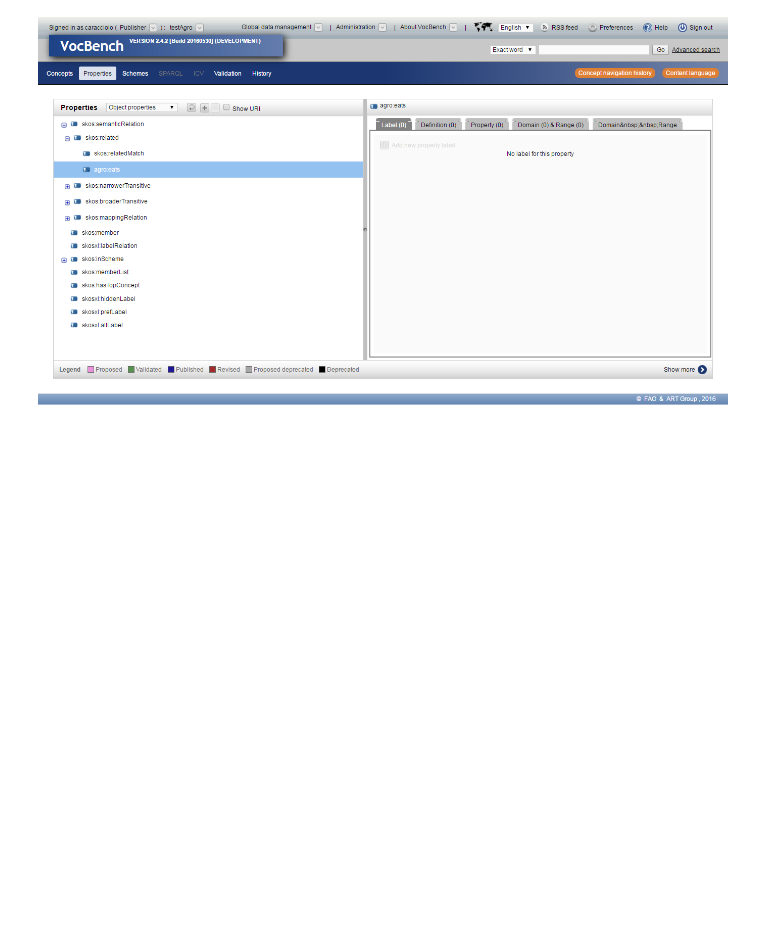
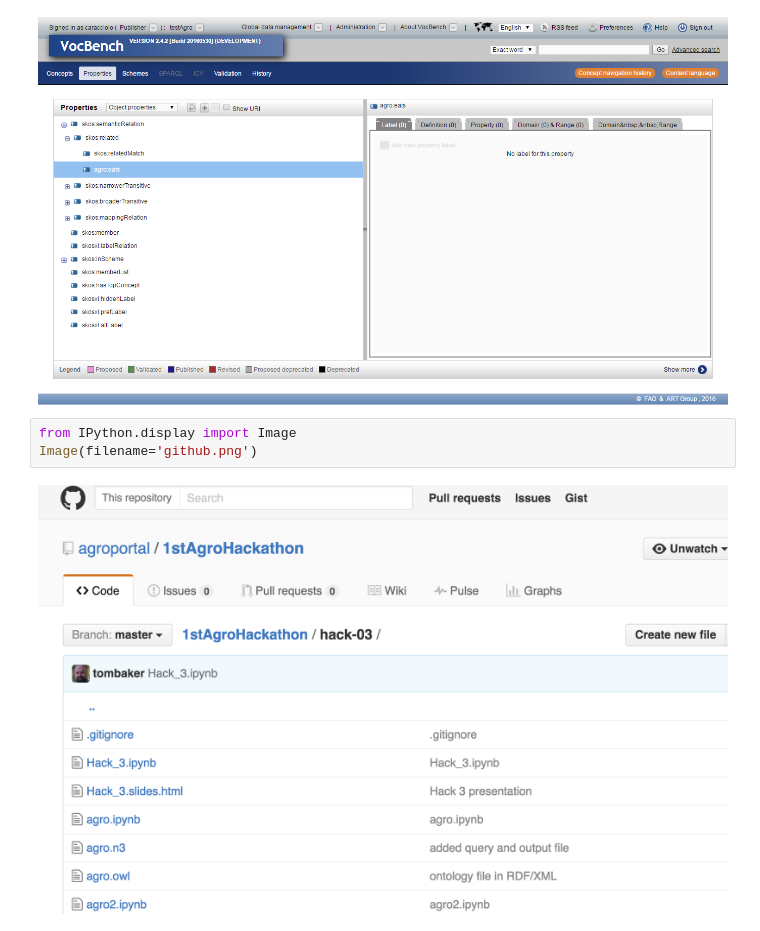
Before and after one commit to agroportal/1stAgroHackathon, a Jupyter notebook: hack-03/Hack_3.ipynb, the cells around one changed output. Drawn from its saved outputs; the diff is of its cells as text; blank space fills up the shorter version.

```diff
--- a/hack-03/Hack_3.ipynb
+++ b/hack-03/Hack_3.ipynb
@@ -428,3 +428,8 @@ from IPython.display import Image
 Image(filename='properties.png')
 # %% [output]
 [figure]
+# %%
+from IPython.display import Image
+Image(filename='github.png')
+# %% [output]
+[figure, added]
```
